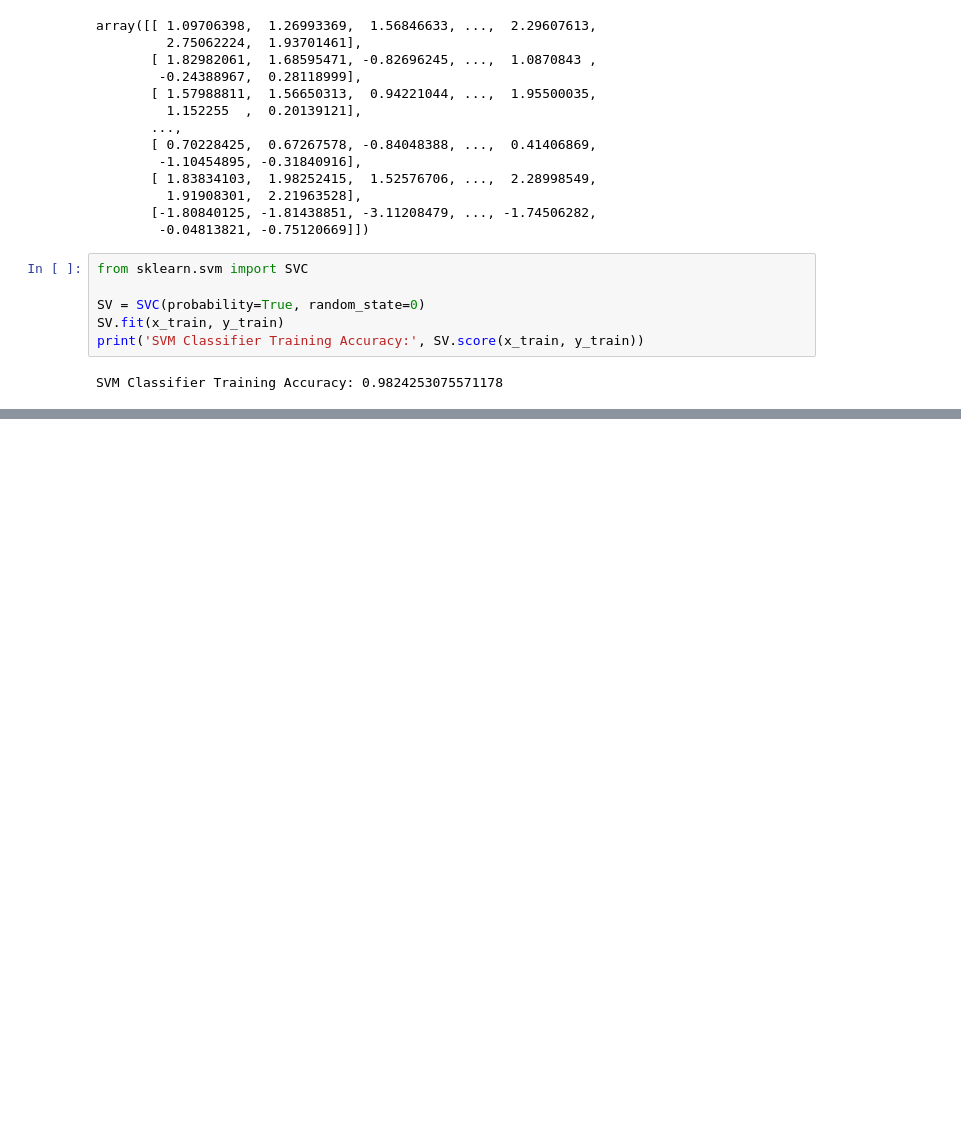
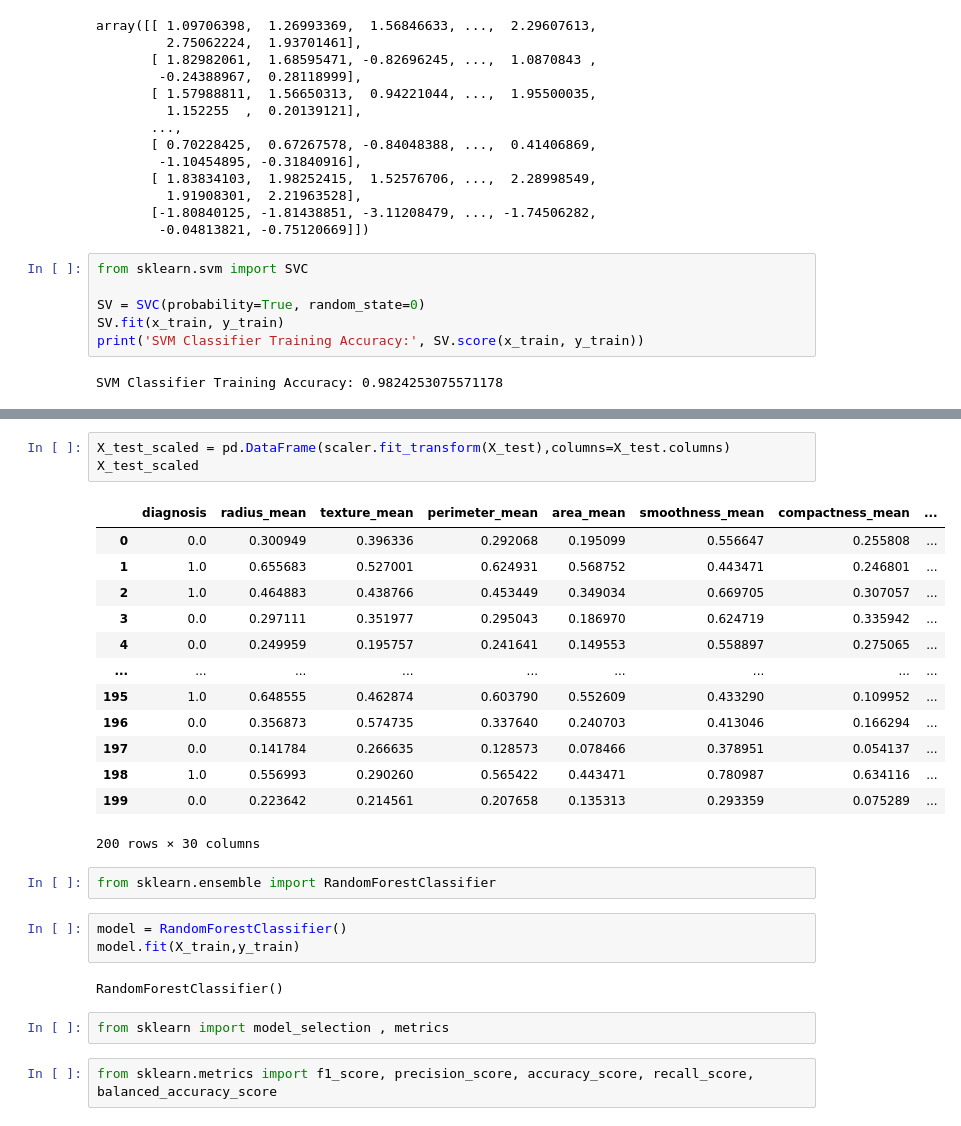
Before and after one commit to somyamangla/CANCER-PREDICTION, a Jupyter notebook: BreastCancer.ipynb, the cells around one changed output, grey strips where cells are left out. Drawn from its saved outputs; the diff is of its cells as text; blank space fills up the shorter version.

```diff
--- a/BreastCancer.ipynb
+++ b/BreastCancer.ipynb
@@ -372,0 +423,28 @@ SVM Classifier Training Accuracy: 0.9824253075571178
+# %%
+X_test_scaled = pd.DataFrame(scaler.fit_transform(X_test),columns=X_test.columns)
+X_test_scaled
+# %% [output]
+|  | diagnosis | radius_mean | texture_mean | perimeter_mean | area_mean | smoothness_mean | compactness_mean | ... |
+| 0 | 0.0 | 0.300949 | 0.396336 | 0.292068 | 0.195099 | 0.556647 | 0.255808 | ... |
+| 1 | 1.0 | 0.655683 | 0.527001 | 0.624931 | 0.568752 | 0.443471 | 0.246801 | ... |
+| 2 | 1.0 | 0.464883 | 0.438766 | 0.453449 | 0.349034 | 0.669705 | 0.307057 | ... |
+| 3 | 0.0 | 0.297111 | 0.351977 | 0.295043 | 0.186970 | 0.624719 | 0.335942 | ... |
+| 4 | 0.0 | 0.249959 | 0.195757 | 0.241641 | 0.149553 | 0.558897 | 0.275065 | ... |
+| ... | ... | ... | ... | ... | ... | ... | ... | ... |
+| 195 | 1.0 | 0.648555 | 0.462874 | 0.603790 | 0.552609 | 0.433290 | 0.109952 | ... |
+| 196 | 0.0 | 0.356873 | 0.574735 | 0.337640 | 0.240703 | 0.413046 | 0.166294 | ... |
+| 197 | 0.0 | 0.141784 | 0.266635 | 0.128573 | 0.078466 | 0.378951 | 0.054137 | ... |
+| 198 | 1.0 | 0.556993 | 0.290260 | 0.565422 | 0.443471 | 0.780987 | 0.634116 | ... |
+| 199 | 0.0 | 0.223642 | 0.214561 | 0.207658 | 0.135313 | 0.293359 | 0.075289 | ... |
+200 rows × 30 columns
+# %%
+from sklearn.ensemble import RandomForestClassifier
+# %%
+model = RandomForestClassifier()
+model.fit(X_train,y_train)
+# %% [output]
+RandomForestClassifier()
+# %%
+from sklearn import model_selection , metrics
+# %%
+from sklearn.metrics import f1_score, precision_score, accuracy_score, recall_score, balanced_accuracy_score
```
Also changed, not shown: parts of 12 cells of this notebook.
